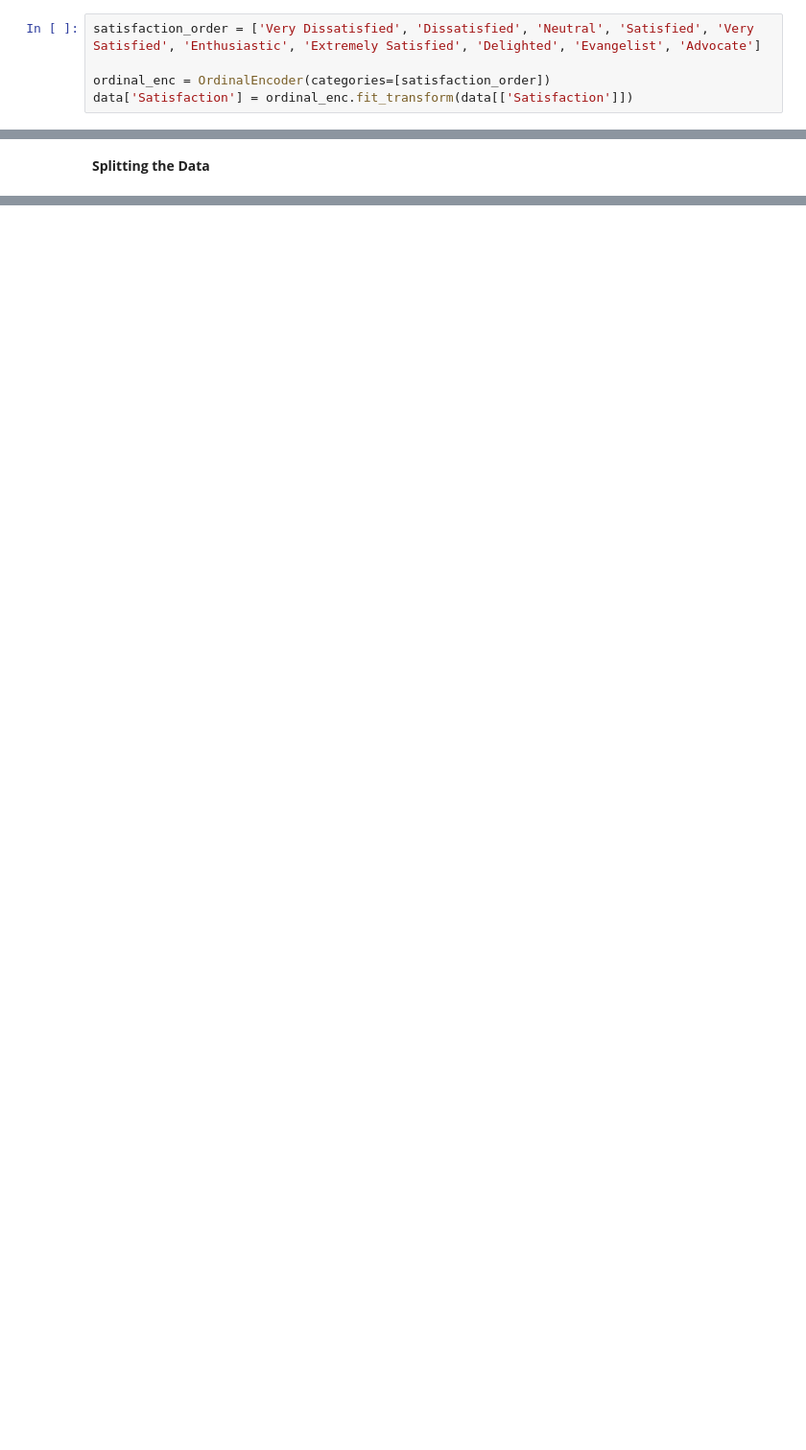
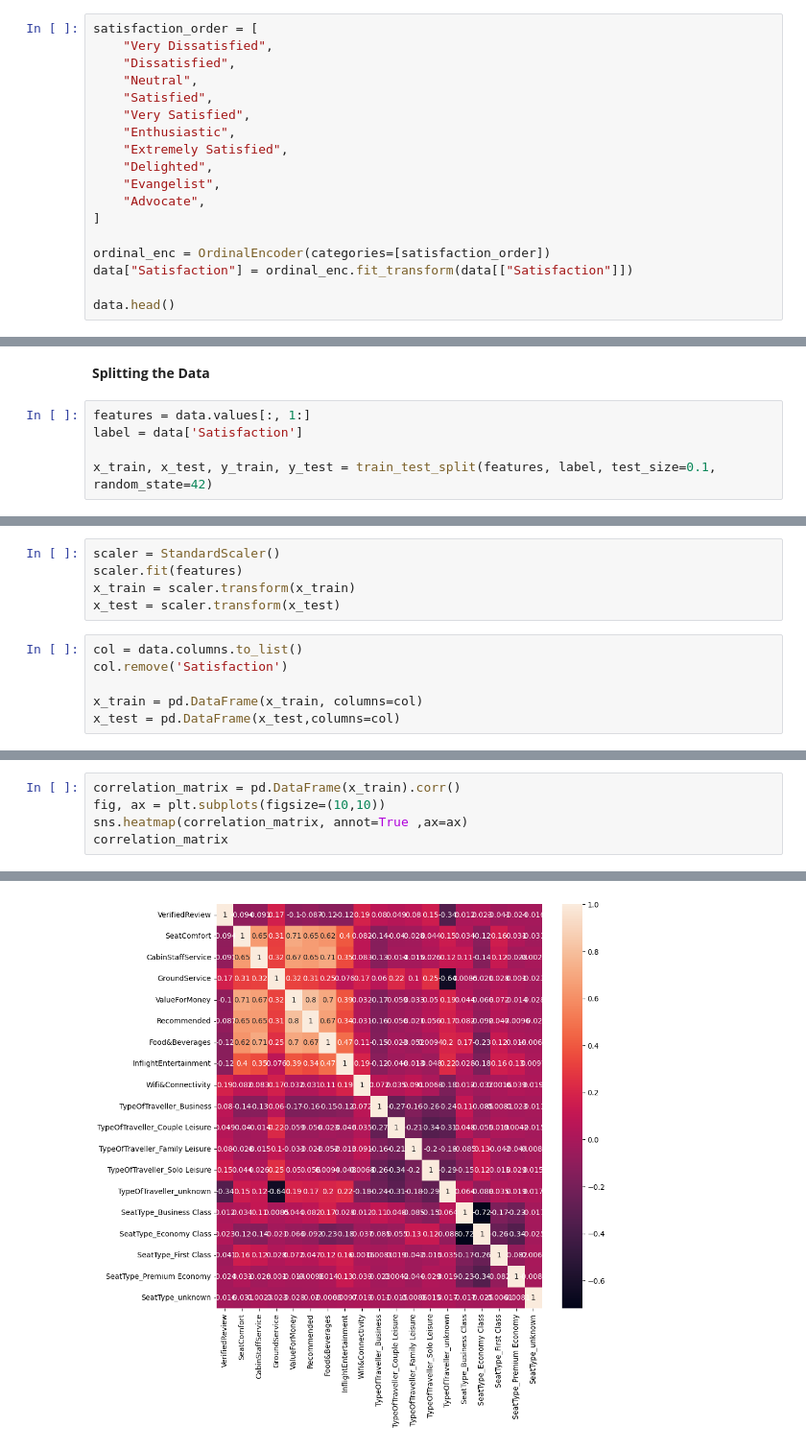
Before and after one commit to WawanWidiantara/Multi-Layer-Perceptron, a Jupyter notebook: AirlineReviews-Classification.ipynb, the cells around one changed output, grey strips where cells are left out. Shown at 96% size. Saved outputs shown, nothing was run; the diff lists cells and outputs as text; blank space fills up the shorter version.

```diff
--- a/AirlineReviews-Classification.ipynb
+++ b/AirlineReviews-Classification.ipynb
@@ -168,5 +202,18 @@ for i in data.columns.values:
 # %%
-satisfaction_order = ['Very Dissatisfied', 'Dissatisfied', 'Neutral', 'Satisfied', 'Very Satisfied', 'Enthusiastic', 'Extremely Satisfied', 'Delighted', 'Evangelist', 'Advocate']
+satisfaction_order = [
+    "Very Dissatisfied",
+    "Dissatisfied",
+    "Neutral",
+    "Satisfied",
+    "Very Satisfied",
+    "Enthusiastic",
+    "Extremely Satisfied",
+    "Delighted",
+    "Evangelist",
+    "Advocate",
+]
 
 ordinal_enc = OrdinalEncoder(categories=[satisfaction_order])
-data['Satisfaction'] = ordinal_enc.fit_transform(data[['Satisfaction']])
+data["Satisfaction"] = ordinal_enc.fit_transform(data[["Satisfaction"]])
+
+data.head()
@@ -182,2 +227,7 @@ data.head()
 # %% [markdown]
 **Splitting the Data**
+# %%
+features = data.values[:, 1:]
+label = data['Satisfaction']
+
+x_train, x_test, y_train, y_test = train_test_split(features, label, test_size=0.1, random_state=42)
@@ -184 +236,12 @@ data.head()
+# %%
+scaler = StandardScaler()
+scaler.fit(features)
+x_train = scaler.transform(x_train)
+x_test = scaler.transform(x_test)
+# %%
+col = data.columns.to_list()
+col.remove('Satisfaction')
+
+x_train = pd.DataFrame(x_train, columns=col)
+x_test = pd.DataFrame(x_test,columns=col)
 # %%
@@ -233,0 +295,6 @@ X_train_final.shape, y_train_final.shape, X_test_final.shape, y_test_final.shape
+# %%
+correlation_matrix = pd.DataFrame(x_train).corr()
+fig, ax = plt.subplots(figsize=(10,10))
+sns.heatmap(correlation_matrix, annot=True ,ax=ax)
+correlation_matrix
+# %% [output]
@@ -233,0 +318 @@ X_train_final.shape, y_train_final.shape, X_test_final.shape, y_test_final.shape
+[figure, added]
```
Also changed, not shown: parts of 17 cells of this notebook, 1 other file.
